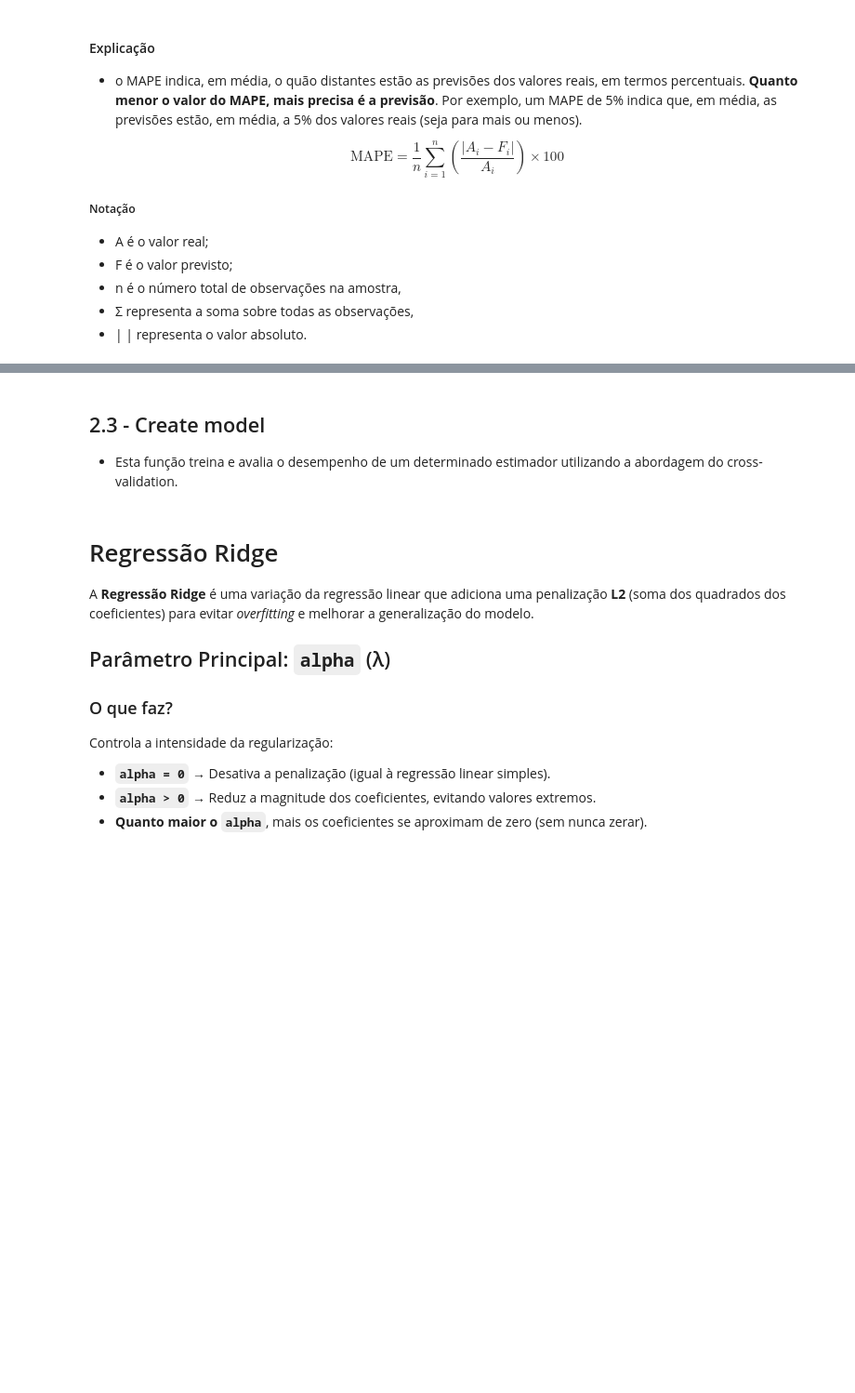
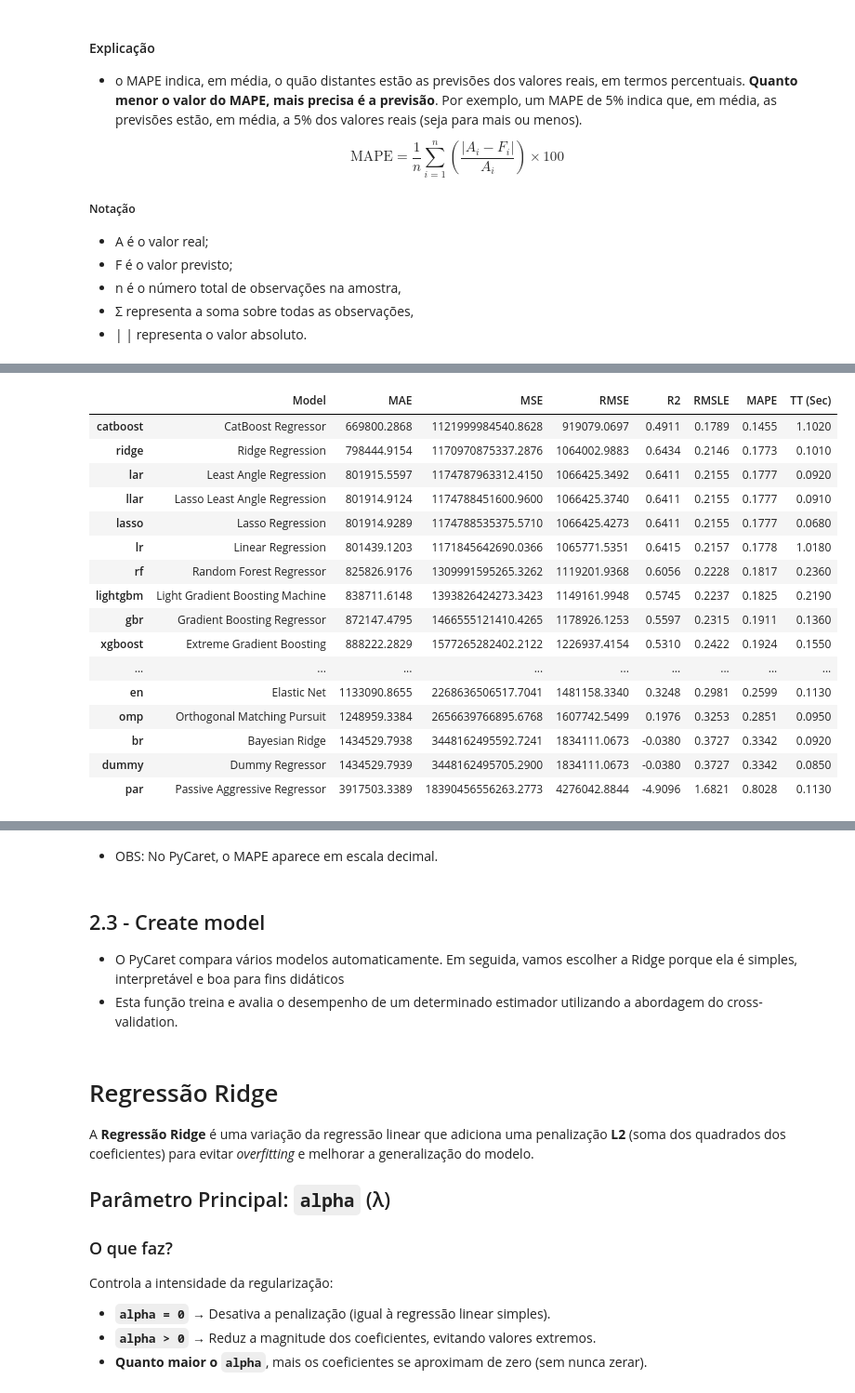
Before and after one commit to santoshenrique2021/PYCARET_REGRESSION, a Jupyter notebook: MACHINE_LEARNING_PYCARET.ipynb, the cells around one changed output, grey strips where cells are left out. Shown at 93% size. Cells and saved outputs as stored; diff of their text form; code cells hidden in the pictures; blank space fills up the shorter version.

Commit message:
atualização do notebook de modelagem

```diff
--- a/MACHINE_LEARNING_PYCARET.ipynb
+++ b/MACHINE_LEARNING_PYCARET.ipynb
@@ -305,0 +297,3 @@ compare_models(sort = 'MAPE')
+# %%
+best_model = compare_models(sort='MAPE')
+# %% [output]
@@ -305,0 +301,17 @@ compare_models(sort = 'MAPE')
+|  | Model | MAE | MSE | RMSE | R2 | RMSLE | MAPE | TT (Sec) |
+| catboost | CatBoost Regressor | 669800.2868 | 1121999984540.8628 | 919079.0697 | 0.4911 | 0.1789 | 0.1455 | 1.1020 |
+| ridge | Ridge Regression | 798444.9154 | 1170970875337.2876 | 1064002.9883 | 0.6434 | 0.2146 | 0.1773 | 0.1010 |
+| lar | Least Angle Regression | 801915.5597 | 1174787963312.4150 | 1066425.3492 | 0.6411 | 0.2155 | 0.1777 | 0.0920 |
+| llar | Lasso Least Angle Regression | 801914.9124 | 1174788451600.9600 | 1066425.3740 | 0.6411 | 0.2155 | 0.1777 | 0.0910 |
+| lasso | Lasso Regression | 801914.9289 | 1174788535375.5710 | 1066425.4273 | 0.6411 | 0.2155 | 0.1777 | 0.0680 |
+| lr | Linear Regression | 801439.1203 | 1171845642690.0366 | 1065771.5351 | 0.6415 | 0.2157 | 0.1778 | 1.0180 |
+| rf | Random Forest Regressor | 825826.9176 | 1309991595265.3262 | 1119201.9368 | 0.6056 | 0.2228 | 0.1817 | 0.2360 |
+| lightgbm | Light Gradient Boosting Machine | 838711.6148 | 1393826424273.3423 | 1149161.9948 | 0.5745 | 0.2237 | 0.1825 | 0.2190 |
+| gbr | Gradient Boosting Regressor | 872147.4795 | 1466555121410.4265 | 1178926.1253 | 0.5597 | 0.2315 | 0.1911 | 0.1360 |
+| xgboost | Extreme Gradient Boosting | 888222.2829 | 1577265282402.2122 | 1226937.4154 | 0.5310 | 0.2422 | 0.1924 | 0.1550 |
+| ... | ... | ... | ... | ... | ... | ... | ... | ... |
+| en | Elastic Net | 1133090.8655 | 2268636506517.7041 | 1481158.3340 | 0.3248 | 0.2981 | 0.2599 | 0.1130 |
+| omp | Orthogonal Matching Pursuit | 1248959.3384 | 2656639766895.6768 | 1607742.5499 | 0.1976 | 0.3253 | 0.2851 | 0.0950 |
+| br | Bayesian Ridge | 1434529.7938 | 3448162495592.7241 | 1834111.0673 | -0.0380 | 0.3727 | 0.3342 | 0.0920 |
+| dummy | Dummy Regressor | 1434529.7939 | 3448162495705.2900 | 1834111.0673 | -0.0380 | 0.3727 | 0.3342 | 0.0850 |
+| par | Passive Aggressive Regressor | 3917503.3389 | 18390456556263.2773 | 4276042.8844 | -4.9096 | 1.6821 | 0.8028 | 0.1130 |
@@ -306,6 +319,9 @@ compare_models(sort = 'MAPE')
+# %% [markdown]
+* OBS: No PyCaret, o MAPE aparece em escala decimal.
 # %% [markdown]
 ## 2.3 - Create model
 
+* O PyCaret compara vários modelos automaticamente. Em seguida, vamos escolher a Ridge porque ela é simples, interpretável e boa para fins didáticos
 * Esta função treina e avalia o desempenho de um determinado estimador utilizando a abordagem do cross-validation.
 # %% [markdown]
 # Regressão Ridge
```
Also changed, not shown: parts of 13 cells of this notebook, 5 other files.
